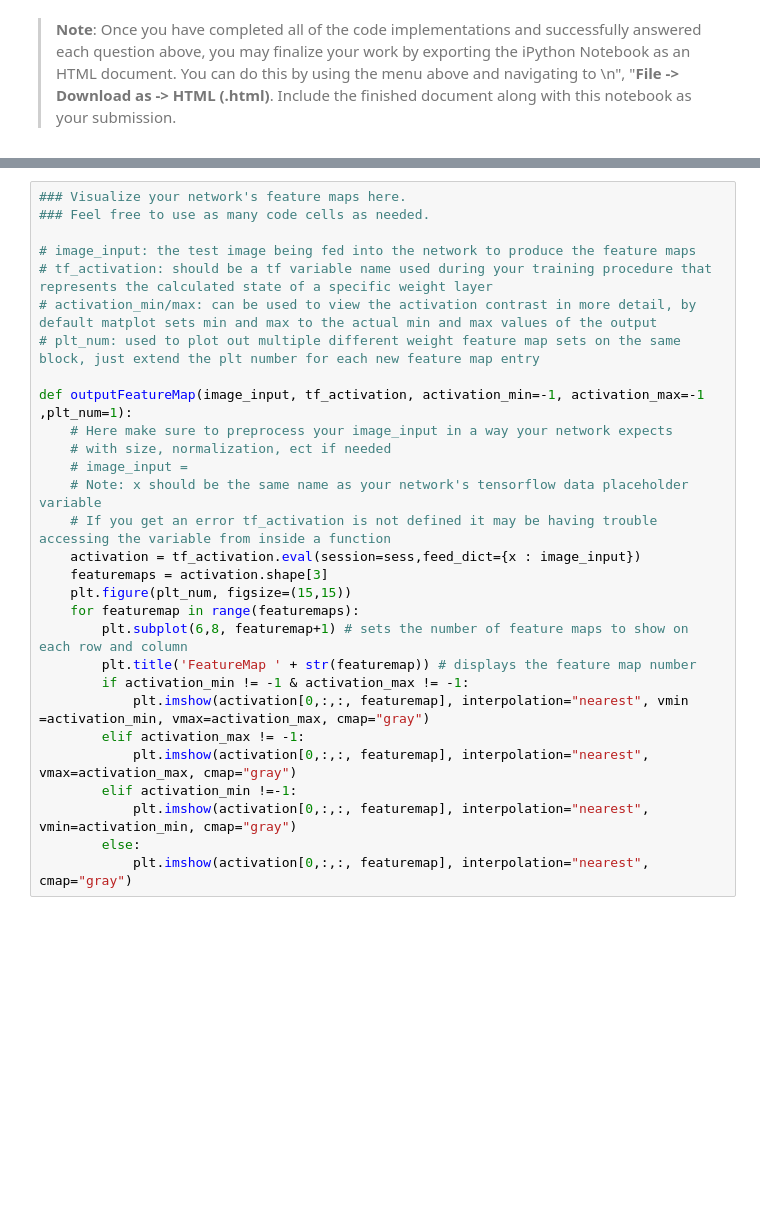
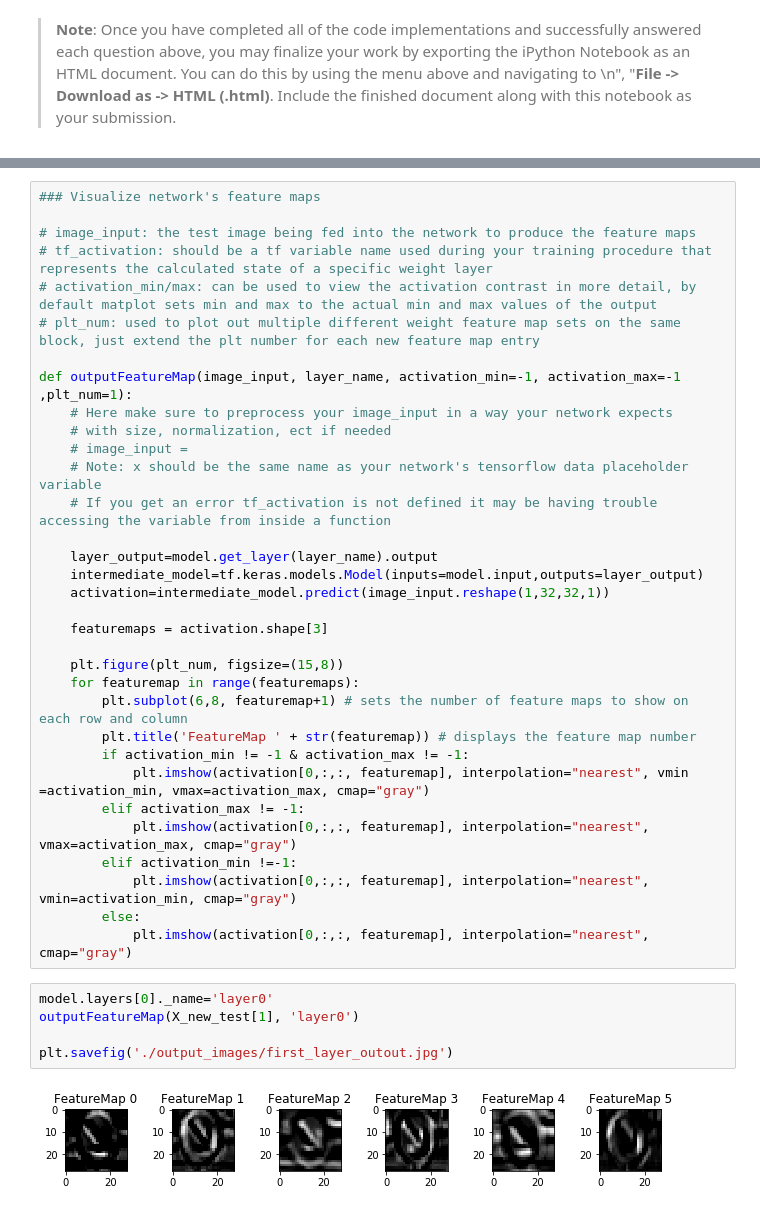
Before and after one commit to kamiarkordari/CarND-Traffic-Sign-Classifier, a Jupyter notebook: Traffic_Sign_Classifier.ipynb, the cells around one changed output, grey strips where cells are left out. Drawn from its saved outputs; the diff is of its cells as text; blank space fills up the shorter version.

Commit message:
feat: visualize the neural network's state with test images

```diff
--- a/Traffic_Sign_Classifier.ipynb
+++ b/Traffic_Sign_Classifier.ipynb
@@ -515,23 +515,27 @@ For an example of what feature map outputs look like, check out NVIDIA's results
 </figure>
  <p></p>
 # %%
-### Visualize your network's feature maps here.
-### Feel free to use as many code cells as needed.
+### Visualize network's feature maps
 
 # image_input: the test image being fed into the network to produce the feature maps
 # tf_activation: should be a tf variable name used during your training procedure that represents the calculated state of a specific weight layer
 # activation_min/max: can be used to view the activation contrast in more detail, by default matplot sets min and max to the actual min and max values of the output
 # plt_num: used to plot out multiple different weight feature map sets on the same block, just extend the plt number for each new feature map entry
 
-def outputFeatureMap(image_input, tf_activation, activation_min=-1, activation_max=-1 ,plt_num=1):
+def outputFeatureMap(image_input, layer_name, activation_min=-1, activation_max=-1 ,plt_num=1):
     # Here make sure to preprocess your image_input in a way your network expects
     # with size, normalization, ect if needed
     # image_input =
     # Note: x should be the same name as your network's tensorflow data placeholder variable
     # If you get an error tf_activation is not defined it may be having trouble accessing the variable from inside a function
-    activation = tf_activation.eval(session=sess,feed_dict={x : image_input})
+
+    layer_output=model.get_layer(layer_name).output
+    intermediate_model=tf.keras.models.Model(inputs=model.input,outputs=layer_output)
+    activation=intermediate_model.predict(image_input.reshape(1,32,32,1))
+
     featuremaps = activation.shape[3]
-    plt.figure(plt_num, figsize=(15,15))
+
+    plt.figure(plt_num, figsize=(15,8))
     for featuremap in range(featuremaps):
         plt.subplot(6,8, featuremap+1) # sets the number of feature maps to show on each row and column
         plt.title('FeatureMap ' + str(featuremap)) # displays the feature map number
@@ -543,3 +547,10 @@ def outputFeatureMap(image_input, tf_activation, activation_min=-1, activation_m
             plt.imshow(activation[0,:,:, featuremap], interpolation="nearest", vmin=activation_min, cmap="gray")
         else:
             plt.imshow(activation[0,:,:, featuremap], interpolation="nearest", cmap="gray")
+# %%
+model.layers[0]._name='layer0'
+outputFeatureMap(X_new_test[1], 'layer0')
+
+plt.savefig('./output_images/first_layer_outout.jpg')
+# %% [output]
+[figure, added]
```
Also changed, not shown: parts of 1 cell of this notebook, 2 other files.
